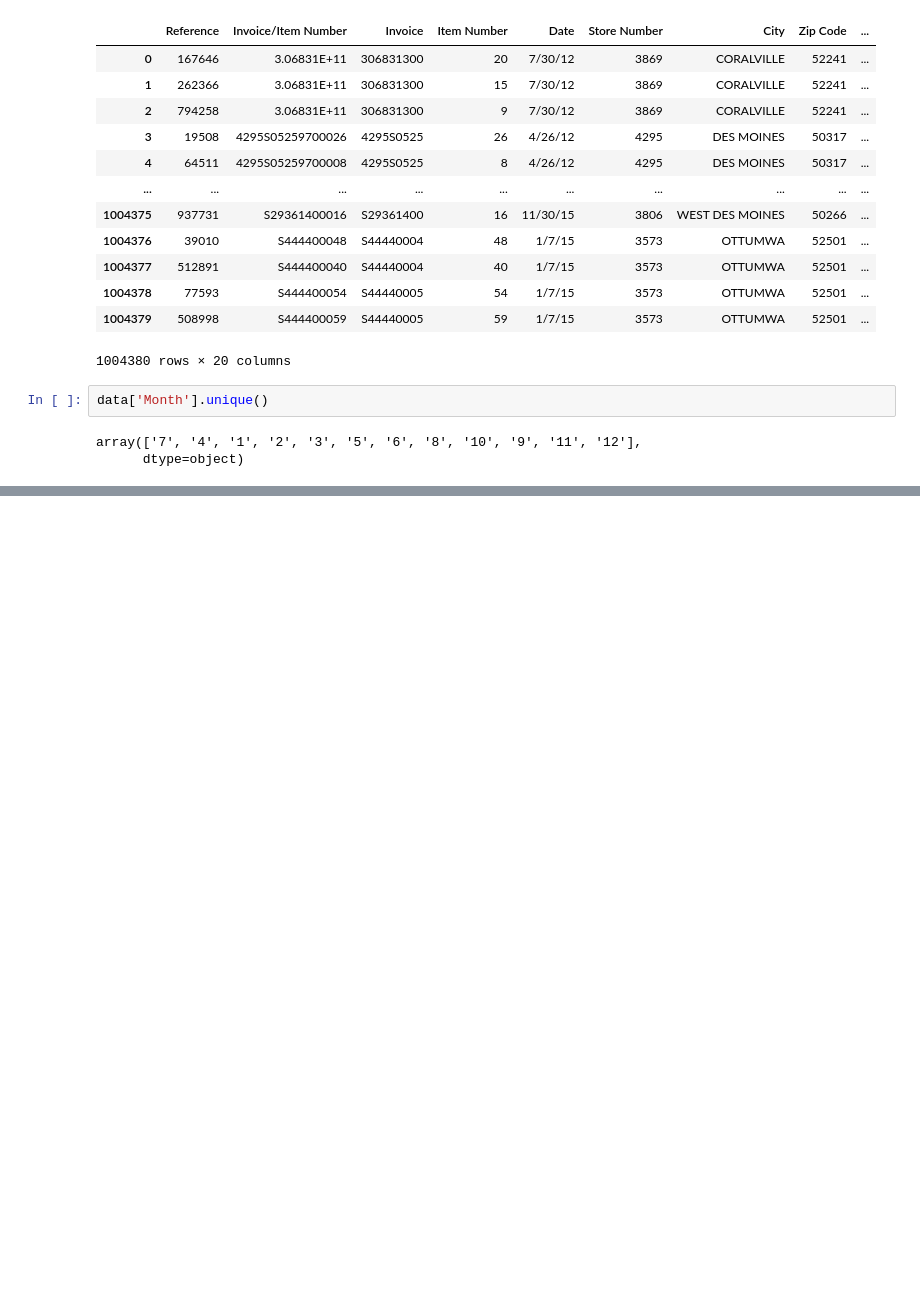
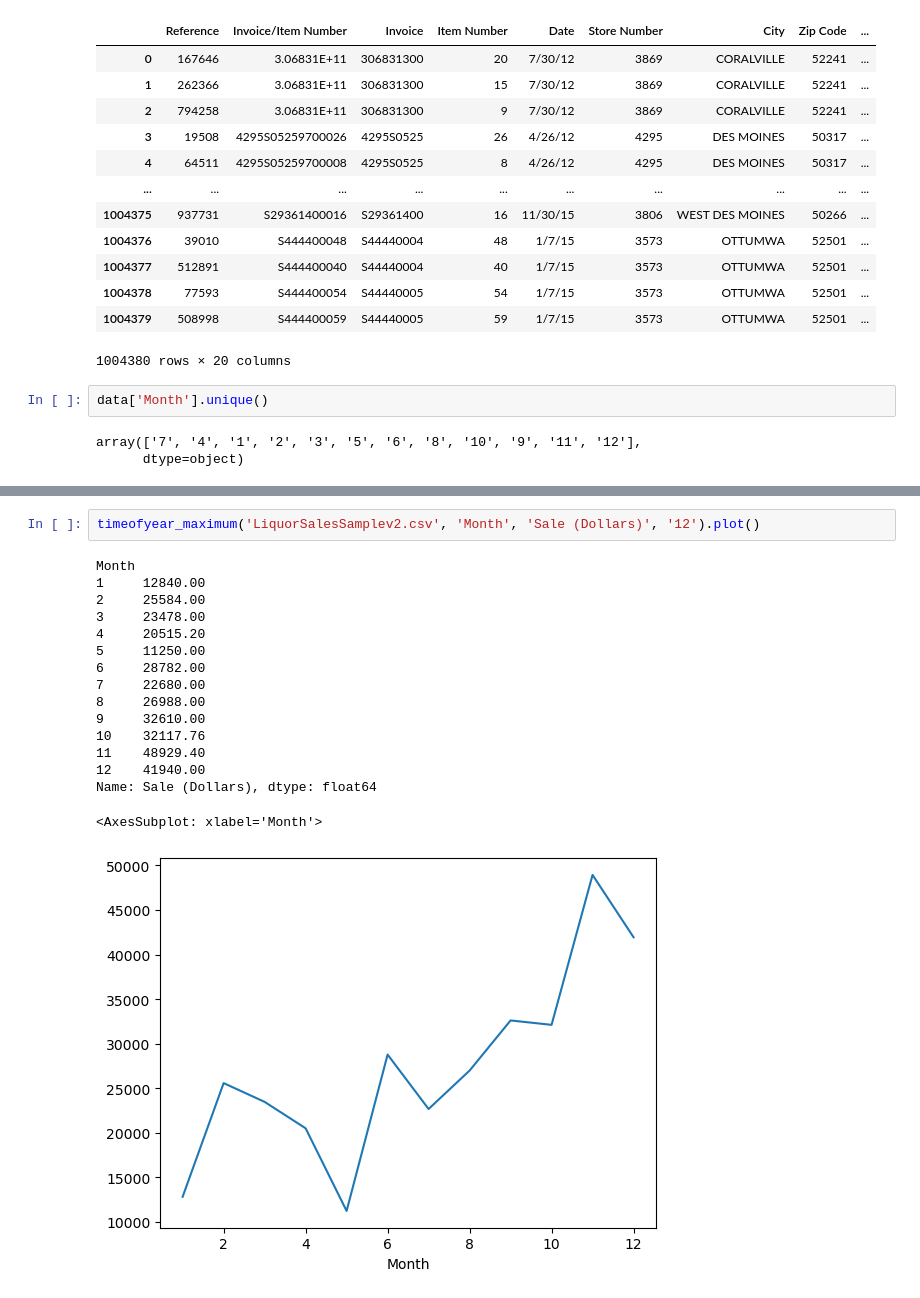
Before and after one commit to Group-2-CSPB4502/Iowa-Liquor-Sales, a Jupyter notebook: Data/DataCleaning/DataCleaningTesting/Questions_Functions.ipynb, the cells around one changed output, grey strips where cells are left out. Drawn from its saved outputs; the diff is of its cells as text; blank space fills up the shorter version.

```diff
--- a/Data/DataCleaning/DataCleaningTesting/Questions_Functions.ipynb
+++ b/Data/DataCleaning/DataCleaningTesting/Questions_Functions.ipynb
@@ -181,0 +271,19 @@ monthly_sales.plot();
+# %%
+timeofyear_maximum('LiquorSalesSamplev2.csv', 'Month', 'Sale (Dollars)', '12').plot()
+# %% [output]
+Month
+1     12840.00
+2     25584.00
+3     23478.00
+4     20515.20
+5     11250.00
+6     28782.00
+7     22680.00
+8     26988.00
+9     32610.00
+10    32117.76
+11    48929.40
+12    41940.00
+Name: Sale (Dollars), dtype: float64
+<AxesSubplot: xlabel='Month'>
+[figure, added]
```
Also changed, not shown: parts of 21 cells of this notebook.
